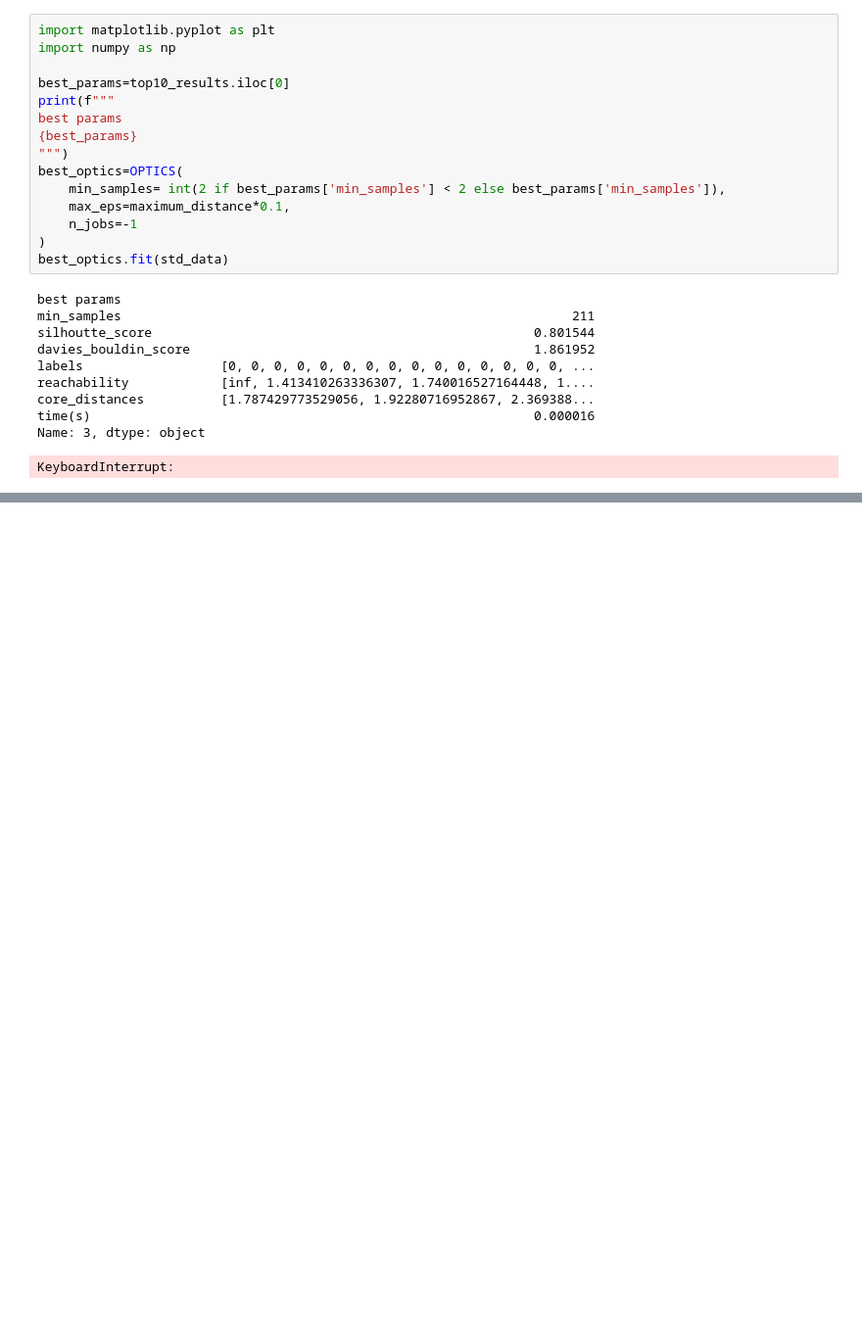
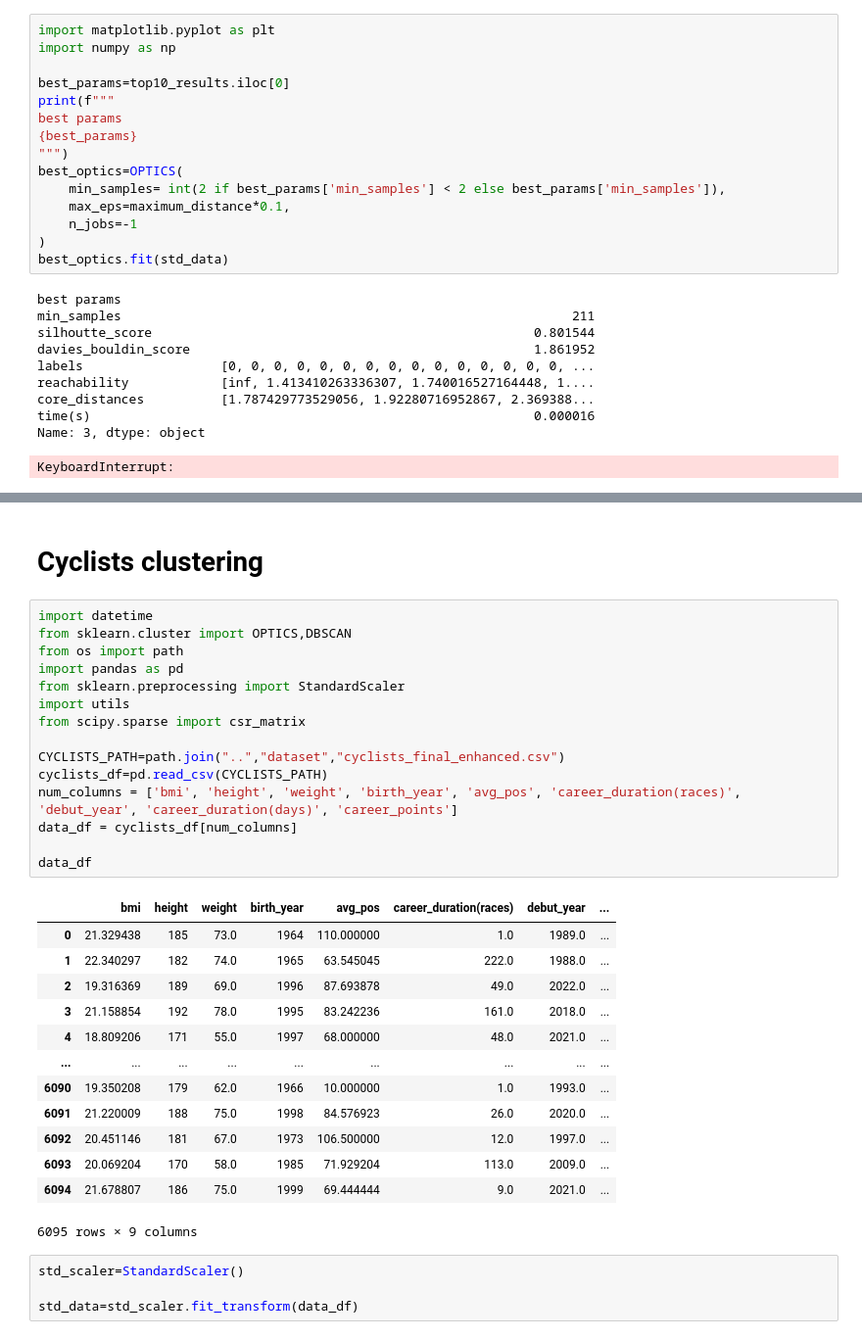
Before and after one commit to DadeOrsu/dm_project24_group_6, a Jupyter notebook: src/task3_clustering/optics.ipynb, the cells around one changed output, grey strips where cells are left out. Shown at 98% size. Drawn from its saved outputs; the diff is of its cells as text; blank space fills up the shorter version.

```diff
--- a/src/task3_clustering/optics.ipynb
+++ b/src/task3_clustering/optics.ipynb
@@ -276,0 +279,35 @@ AttributeError: 'OPTICS' object has no attribute 'labels_'
+# %% [markdown]
+# Cyclists clustering
+# %%
+import datetime
+from sklearn.cluster import OPTICS,DBSCAN
+from os import path
+import pandas as pd
+from sklearn.preprocessing import StandardScaler
+import utils
+from scipy.sparse import csr_matrix
+
+CYCLISTS_PATH=path.join("..","dataset","cyclists_final_enhanced.csv")
+cyclists_df=pd.read_csv(CYCLISTS_PATH)
+num_columns = ['bmi', 'height', 'weight', 'birth_year', 'avg_pos', 'career_duration(races)', 'debut_year', 'career_duration(days)', 'career_points']
+data_df = cyclists_df[num_columns]
+
+data_df
+# %% [output]
+|  | bmi | height | weight | birth_year | avg_pos | career_duration(races) | debut_year | ... |
+| 0 | 21.329438 | 185 | 73.0 | 1964 | 110.000000 | 1.0 | 1989.0 | ... |
+| 1 | 22.340297 | 182 | 74.0 | 1965 | 63.545045 | 222.0 | 1988.0 | ... |
+| 2 | 19.316369 | 189 | 69.0 | 1996 | 87.693878 | 49.0 | 2022.0 | ... |
+| 3 | 21.158854 | 192 | 78.0 | 1995 | 83.242236 | 161.0 | 2018.0 | ... |
+| 4 | 18.809206 | 171 | 55.0 | 1997 | 68.000000 | 48.0 | 2021.0 | ... |
+| ... | ... | ... | ... | ... | ... | ... | ... | ... |
+| 6090 | 19.350208 | 179 | 62.0 | 1966 | 10.000000 | 1.0 | 1993.0 | ... |
+| 6091 | 21.220009 | 188 | 75.0 | 1998 | 84.576923 | 26.0 | 2020.0 | ... |
+| 6092 | 20.451146 | 181 | 67.0 | 1973 | 106.500000 | 12.0 | 1997.0 | ... |
+| 6093 | 20.069204 | 170 | 58.0 | 1985 | 71.929204 | 113.0 | 2009.0 | ... |
+| 6094 | 21.678807 | 186 | 75.0 | 1999 | 69.444444 | 9.0 | 2021.0 | ... |
+6095 rows × 9 columns
+# %%
+std_scaler=StandardScaler()
+
+std_data=std_scaler.fit_transform(data_df)
```
Also changed, not shown: parts of 12 cells of this notebook.
